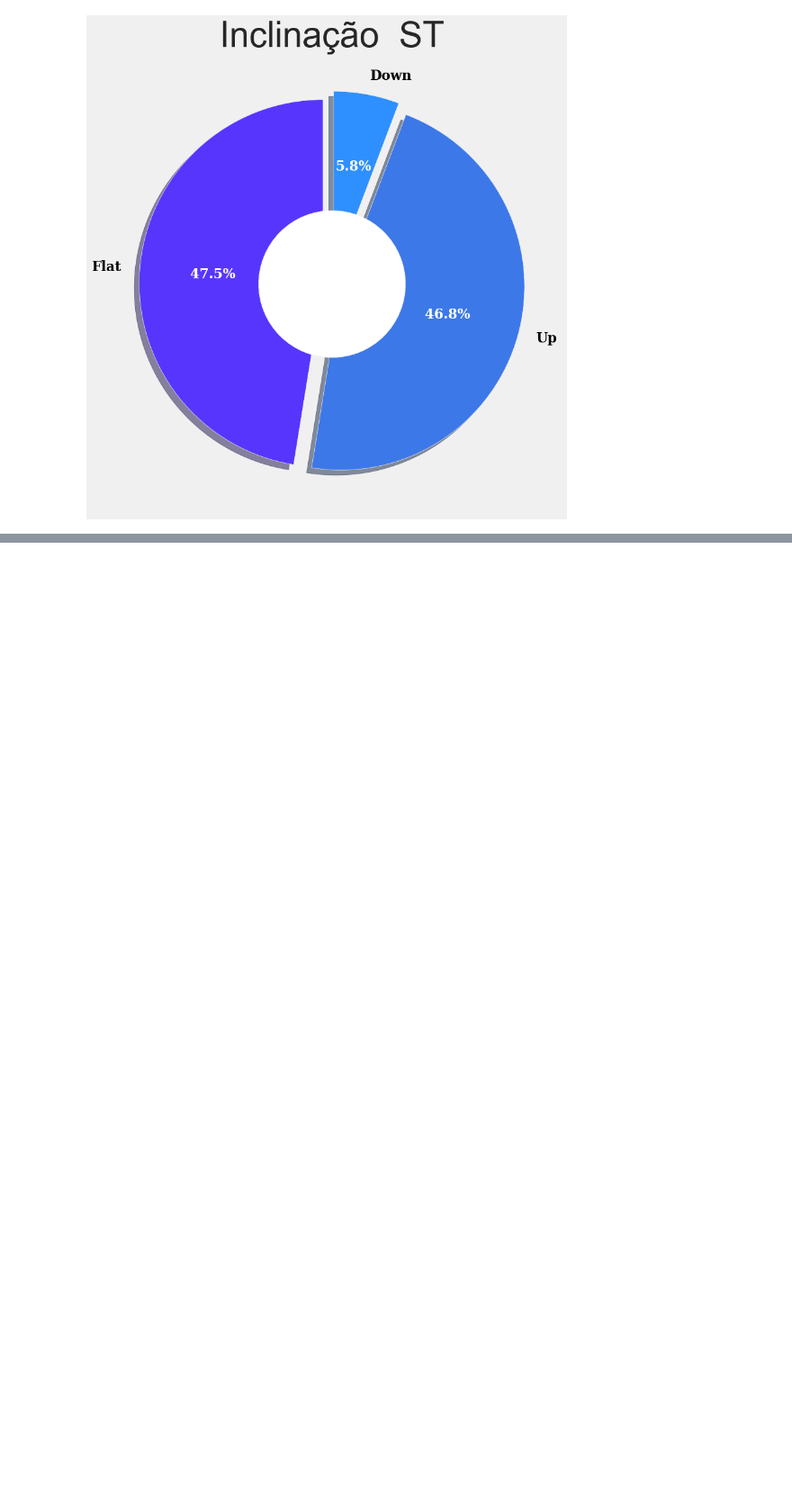
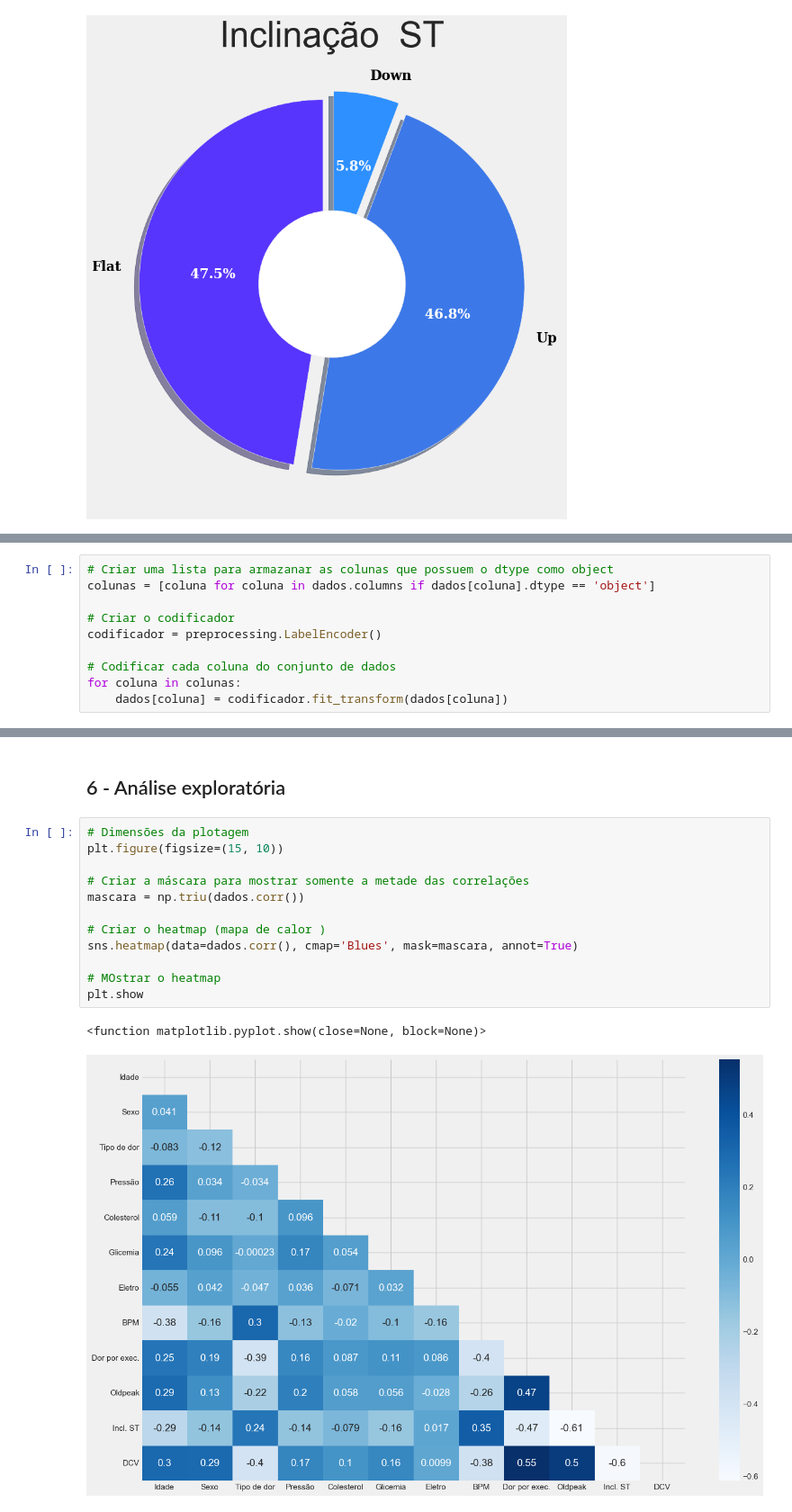
Before and after one commit to Thurcavalcante/analise-projeto-final-, a Jupyter notebook: index.ipynb, the cells around one changed output, grey strips where cells are left out. Shown at 90% size. Saved outputs shown, nothing was run; the diff lists cells and outputs as text; blank space fills up the shorter version.

Commit message:
codificação_a_Análise

```diff
--- a/index.ipynb
+++ b/index.ipynb
@@ -384,0 +417,10 @@ como Flat ou Down, têm chances maiores de desenvolver alguma doença cardiovasc
+# %%
+# Criar uma lista para armazanar as colunas que possuem o dtype como object
+colunas = [coluna for coluna in dados.columns if dados[coluna].dtype == 'object']
+
+# Criar o codificador
+codificador = preprocessing.LabelEncoder()
+
+# Codificar cada coluna do conjunto de dados
+for coluna in colunas:
+    dados[coluna] = codificador.fit_transform(dados[coluna])
@@ -384,0 +443,17 @@ como Flat ou Down, têm chances maiores de desenvolver alguma doença cardiovasc
+# %% [markdown]
+## 6 - Análise exploratória
+# %%
+# Dimensões da plotagem
+plt.figure(figsize=(15, 10))
+
+# Criar a máscara para mostrar somente a metade das correlações
+mascara = np.triu(dados.corr())
+
+# Criar o heatmap (mapa de calor )
+sns.heatmap(data=dados.corr(), cmap='Blues', mask=mascara, annot=True)
+
+# MOstrar o heatmap
+plt.show
+# %% [output]
+<function matplotlib.pyplot.show(close=None, block=None)>
+[figure, added]
```
Also changed, not shown: parts of 39 cells of this notebook, 2 other files.
